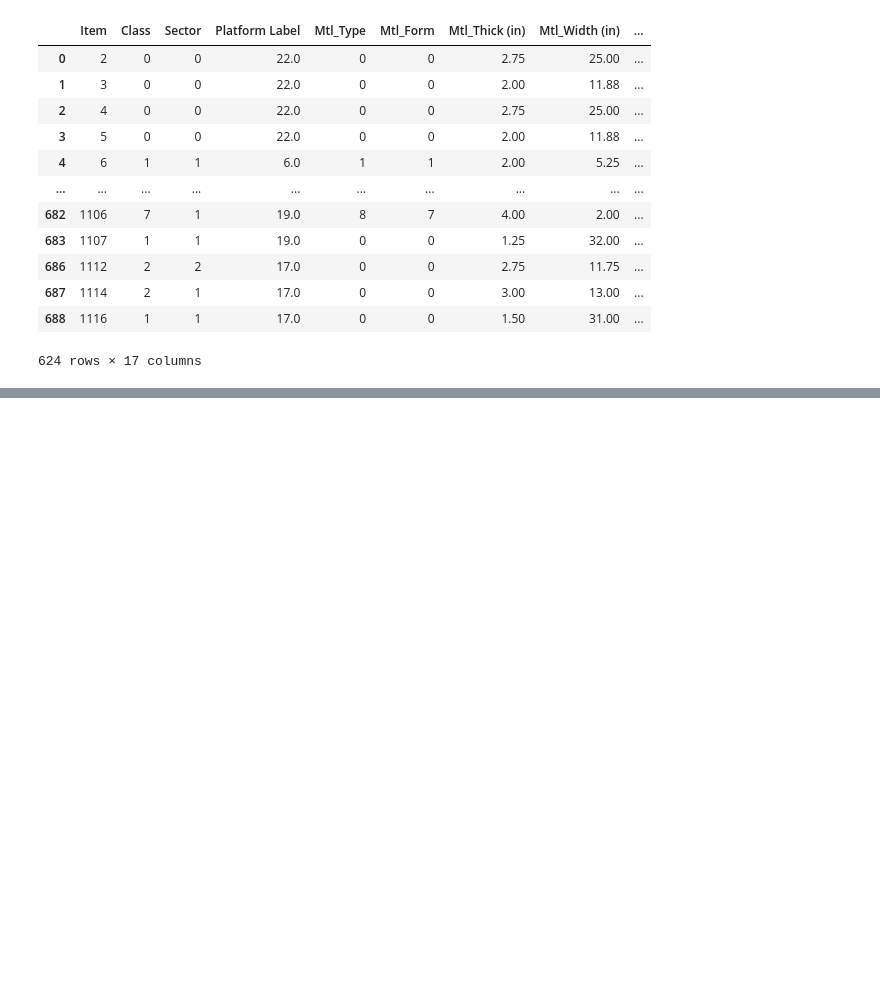
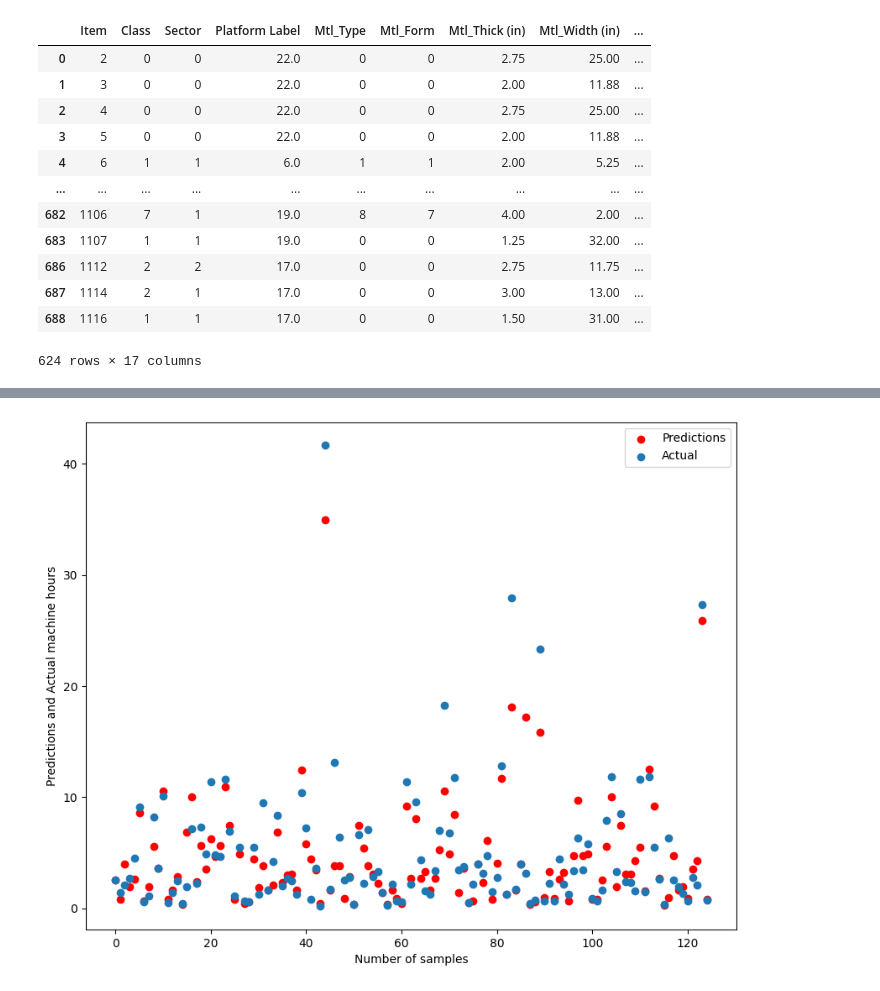
Before and after one commit to psriraj17/ML_AirplaneParts, a Jupyter notebook: airplaneparts.ipynb, the cells around one changed output, grey strips where cells are left out. Cells and saved outputs as stored; diff of their text form; code cells hidden in the pictures; blank space fills up the shorter version.

```diff
--- a/airplaneparts.ipynb
+++ b/airplaneparts.ipynb
@@ -155,8 +229,12 @@ def predict_combinedAct(numerical_data, target):
 
   num_train, num_test, combinedAct_train, combinedAct_test = train_test_split(numerical_data, target, test_size=0.2, random_state=42)
 
-  svr_poly = KNeighborsRegressor(n_neighbors=2, algorithm='ball_tree')
-  svr_poly.fit(num_train, combinedAct_train)
+  KNN = KNeighborsRegressor(n_neighbors=2, algorithm='ball_tree')
+  KNN.fit(num_train, combinedAct_train)
 
-  score = svr_poly.score(num_test, combinedAct_test)
-  print(score)
+  score = KNN.score(num_test, combinedAct_test)
+
+  pred = KNN.predict(num_test)
+  avg_hrs =  np.sum(np.abs(pred - combinedAct_test))/len(combinedAct_test)
+
+  return avg_hrs, score, pred, combinedAct_test
@@ -166,0 +241,4 @@ predict_combinedAct(numerical_data, combinedAct)
+# %%
+combinedAct_avg_hrs, combinedAct_score, combinedAct_pred, combinedAct_test = predict_combinedAct(numerical_data, combinedAct)
+print("Model Performance Score:", combinedAct_score)
+print("Average Hours:",combinedAct_avg_hrs)
@@ -253,0 +443,11 @@ Mean squared error: 1.3071470975979764
+# %%
+x_values = range(0,len(primTemp_test))
+plt.scatter(x_values , combinedAct_pred, c= "r", label= "Predictions")
+plt.scatter(x_values, combinedAct_test,label= "Actual")
+
+plt.xlabel("Number of samples")
+plt.ylabel("Predictions and Actual machine hours")
+plt.legend()
+plt.show()
+# %% [output]
+[figure, added]
```
Also changed, not shown: parts of 56 cells of this notebook.
